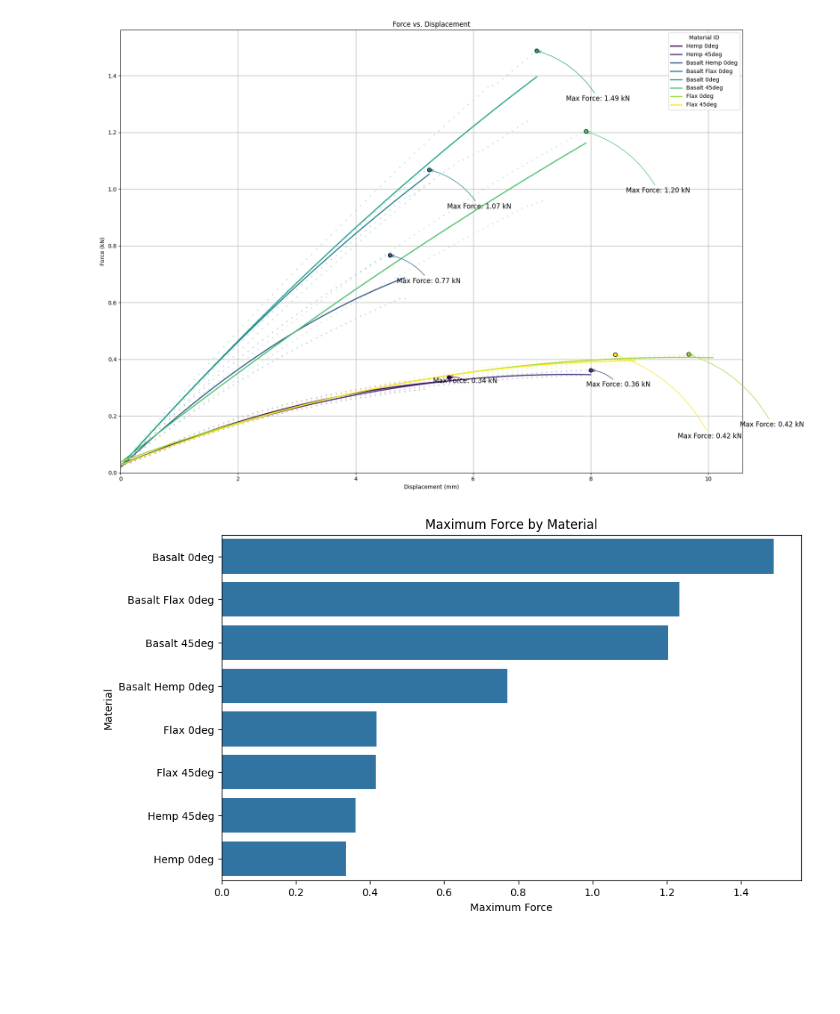
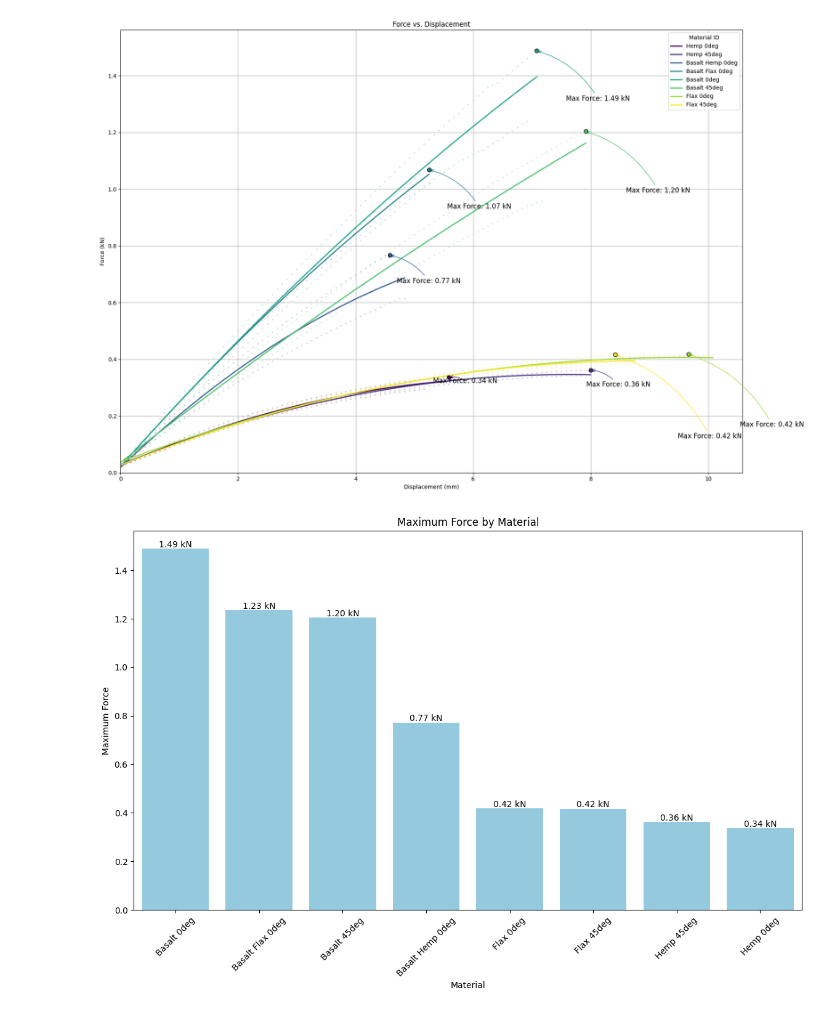
Before and after one commit to jamesbardin/ts_t, a Jupyter notebook: flexural.ipynb, the cells around one changed output. Cells and saved outputs as stored; diff of their text form; code cells hidden in the pictures; blank space fills up the shorter version.

Commit message:
cleaned graphs

```diff
--- a/flexural.ipynb
+++ b/flexural.ipynb
@@ -263,7 +263,6 @@ import numpy as np
 import matplotlib.pyplot as plt
 from scipy.stats import linregress
 
-plt.style.use('default')  # Use a more sophisticated style
 
 unique_materials = combined_df['Material_ID'].unique()
 colors = plt.cm.viridis(np.linspace(0, 1, len(unique_materials)))  # Use viridis colormap
@@ -400,12 +374,27 @@ plt.show()
 [figure]
 # %%
 # Plot the max force on a  bar plot
-plt.figure(figsize=(10, 6))
-sns.barplot(x='Force', y='Material_ID', data=max_force_per_material)
+plt.figure(figsize=(14, 8))
+
+df = pd.read_csv('combined_flexural.csv')
+
+max_force_per_material = df.groupby('Material_ID')['Force'].max().reset_index()
+
+max_force_per_material = max_force_per_material.sort_values(by='Force', ascending=False)
+
+
+bars = sns.barplot(y='Force', x='Material_ID', data=max_force_per_material, color='skyblue')
 plt.title('Maximum Force by Material')
-plt.xlabel('Maximum Force')
-plt.ylabel('Material')
+plt.ylabel('Maximum Force')
+plt.xlabel('Material')
+
+for bar in bars.patches:
+    height = bar.get_height()
+    annotation = "{:.2f} kN".format(height)
+    plt.text(bar.get_x() + bar.get_width() / 2.0, height, annotation, ha='center', va='bottom')
+
+plt.xticks(rotation=45)
 plt.show()
 # %% [output]
-[figure, old version]
+[figure, new version]
 # %%
```
Also changed, not shown: parts of 4 cells of this notebook, 2 other files.
